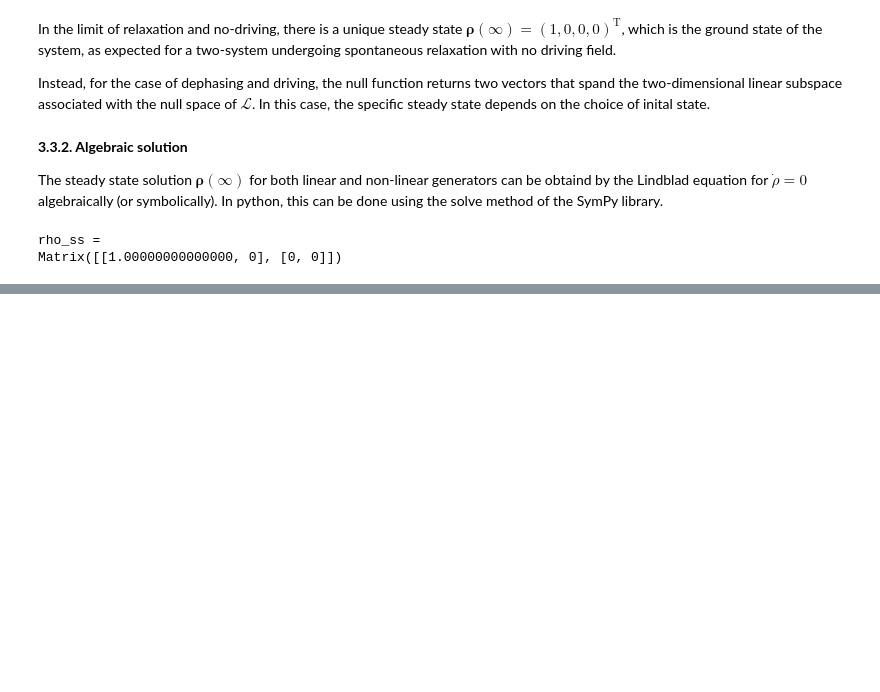
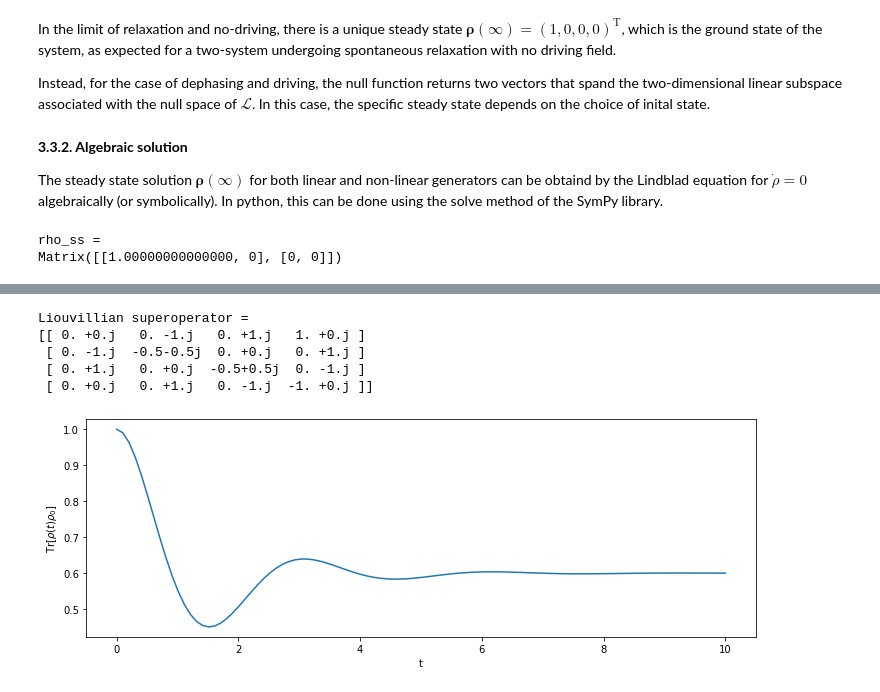
Before and after one commit to N384R/Quantum_Dynamics, a Jupyter notebook: Ch3-Master_equations.ipynb, the cells around one changed output, grey strips where cells are left out. Drawn from its saved outputs; the diff is of its cells as text; code cells hidden in the pictures; blank space fills up the shorter version.

```diff
--- a/Ch3-Master_equations.ipynb
+++ b/Ch3-Master_equations.ipynb
@@ -213,0 +220,36 @@ Matrix([[1.00000000000000, 0], [0, 0]])
+# %%
+import numpy as np
+import matplotlib.pyplot as plt
+from scipy.linalg import expm
+
+H = np.array([[0, 1], [1, 0.5]]) # Hamiltonian
+c_ops = [np.array([[0, 1], [0, 0]])] # Lindblad operators
+
+superop = Liouvillian(H, c_ops)
+print(f'Liouvillian superoperator = \n{superop}\n')
+rho0 = np.array([[1, 0], [0, 0]]) # initial state
+
+# propagation using exmp from scipy
+def Propagate(rho0, superop, t):
+    d = len(rho0)
+    propagator = expm(superop * t)
+    vec_rho_t = propagator @ np.reshape(rho0, (d**2, 1))
+    return np.reshape(vec_rho_t, (d, d))
+
+# time steps
+times = np.linspace(0, 10, 100)
+# Popoulation of rho0 in time with expm
+pops = np.array([np.real(np.trace(Propagate(rho0, superop, t) @ rho0)) for t in times])
+
+fig, ax = plt.subplots(figsize=(12, 4))
+ax.plot(times, pops)
+ax.set_xlabel('t')
+ax.set_ylabel(r'$\text{Tr}[\rho(t)\rho_0]$')
+plt.show()
+# %% [output]
+Liouvillian superoperator =
+[[ 0. +0.j   0. -1.j   0. +1.j   1. +0.j ]
+ [ 0. -1.j  -0.5-0.5j  0. +0.j   0. +1.j ]
+ [ 0. +1.j   0. +0.j  -0.5+0.5j  0. -1.j ]
+ [ 0. +0.j   0. +1.j   0. -1.j  -1. +0.j ]]
+[figure, added]
```
Also changed, not shown: parts of 7 cells of this notebook.
